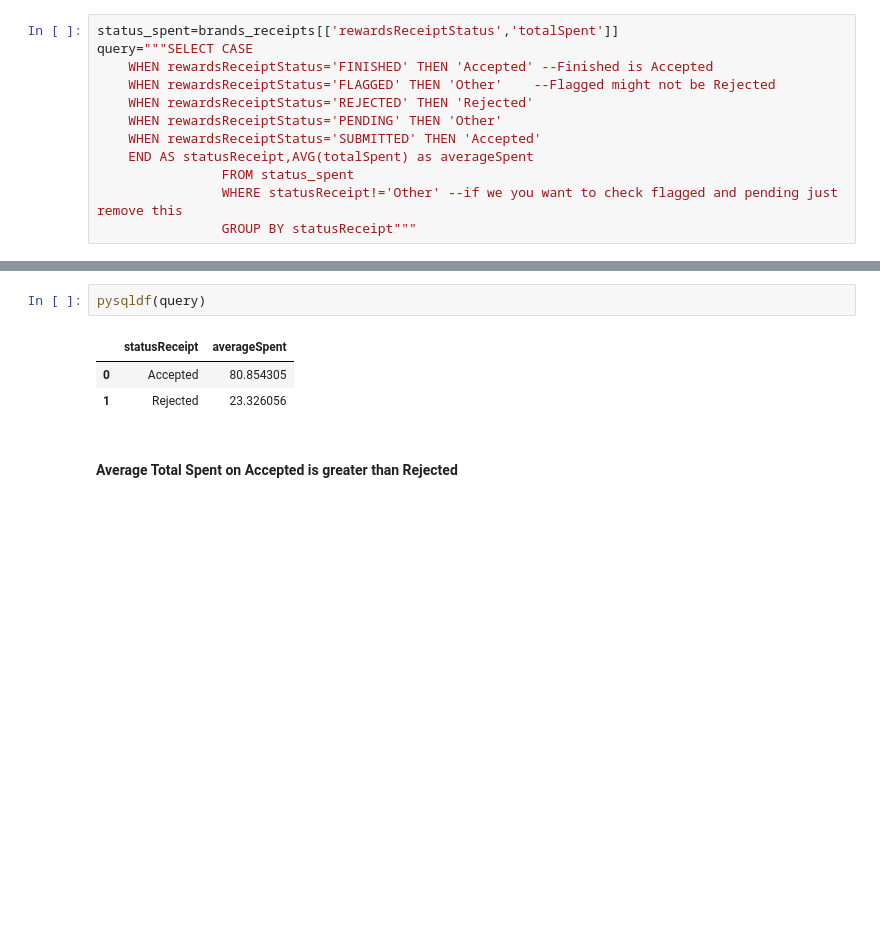
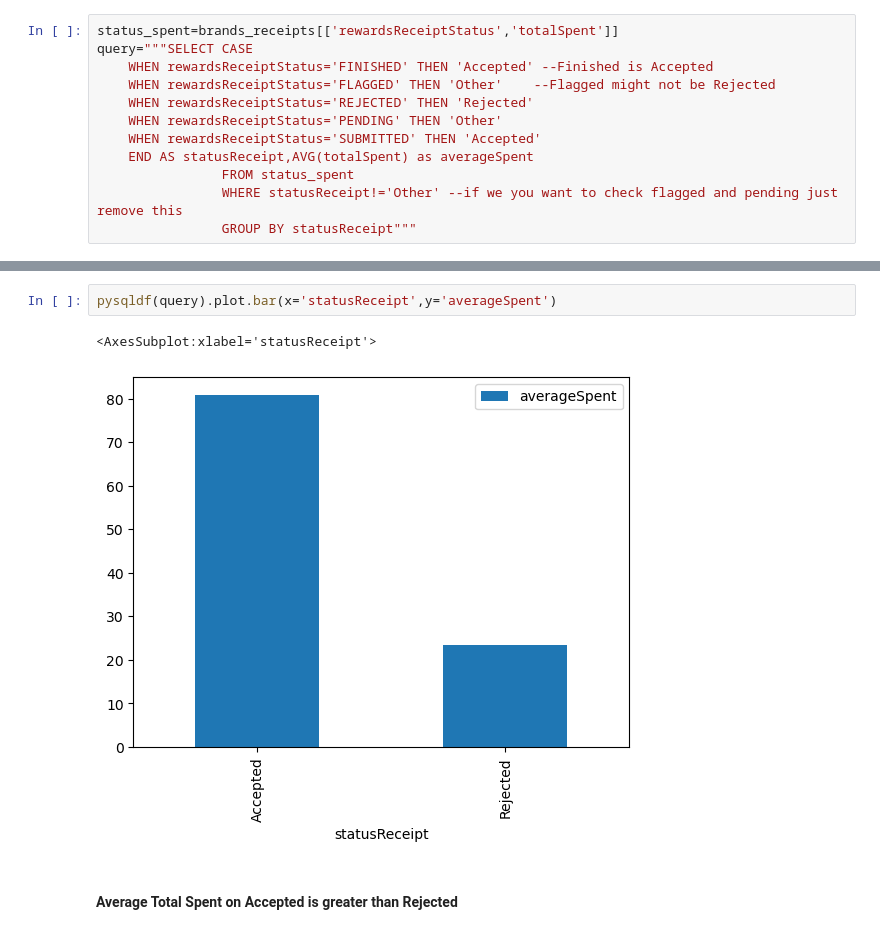
Before and after one commit to georgeputhean/Rewards-Competitions, a Jupyter notebook: Excercise2&3.ipynb, the cells around one changed output, grey strips where cells are left out. Cells and saved outputs as stored; diff of their text form; blank space fills up the shorter version.

```diff
--- a/Excercise2&3.ipynb
+++ b/Excercise2&3.ipynb
@@ -77,8 +83,7 @@ query="""SELECT CASE
 # %%
-pysqldf(query)
+pysqldf(query).plot.bar(x='statusReceipt',y='averageSpent')
 # %% [output]
-|  | statusReceipt | averageSpent |
-| 0 | Accepted | 80.854305 |
-| 1 | Rejected | 23.326056 |
+<AxesSubplot:xlabel='statusReceipt'>
+[figure, added]
 # %% [markdown]
 #### Average Total Spent on Accepted is greater than Rejected
```
Also changed, not shown: parts of 17 cells of this notebook.
